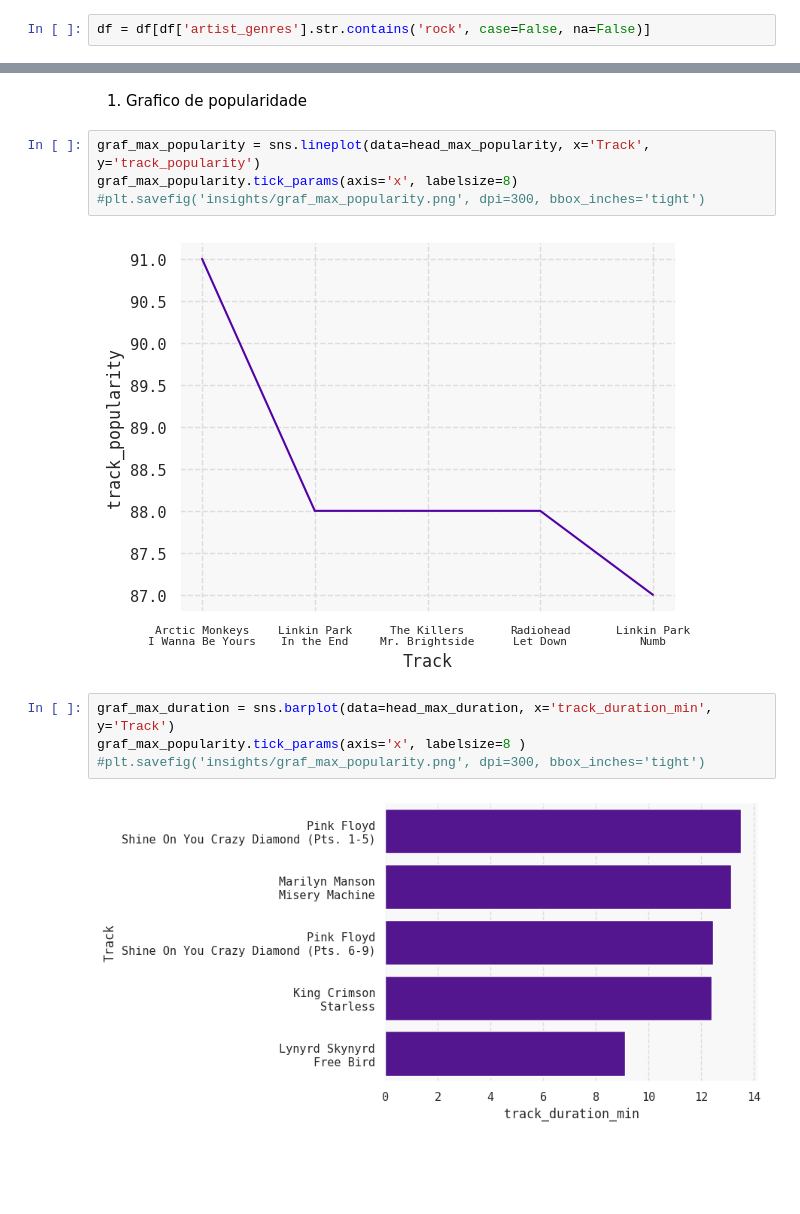
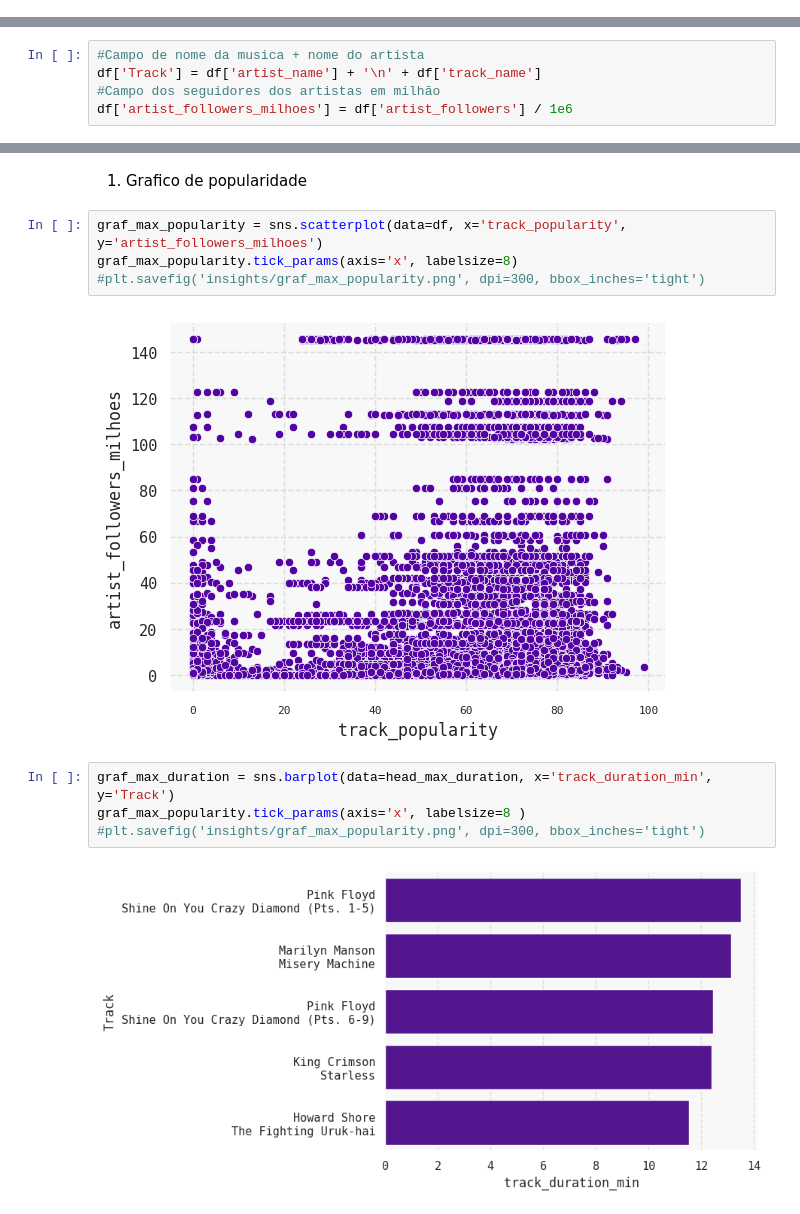
Before and after one commit to ElielBombieri/SpotifyInsights, a Jupyter notebook: translator.ipynb, the cells around one changed output, grey strips where cells are left out. Saved outputs shown, nothing was run; the diff lists cells and outputs as text; blank space fills up the shorter version.

```diff
--- a/translator.ipynb
+++ b/translator.ipynb
@@ -14,2 +10,0 @@ Filtrando pra ter só musica boa
-# %%
-df = df[df['artist_genres'].str.contains('rock', case=False, na=False)]
@@ -16,3 +13,8 @@ df = df[df['artist_genres'].str.contains('rock', case=False, na=False)]
+# %%
+#Campo de nome da musica + nome do artista
+df['Track'] = df['artist_name'] + '\n' + df['track_name']
+#Campo dos seguidores dos artistas em milhão
+df['artist_followers_milhoes'] = df['artist_followers'] / 1e6
 # %% [markdown]
 1. Insight de hits com maior duração
 # %%
@@ -29,14 +31,14 @@ sns.set_context('notebook')
 # %% [markdown]
 1. Grafico de popularidade
 # %%
-graf_max_popularity = sns.lineplot(data=head_max_popularity, x='Track', y='track_popularity')
+graf_max_popularity = sns.scatterplot(data=df, x='track_popularity', y='artist_followers_milhoes')
 graf_max_popularity.tick_params(axis='x', labelsize=8)
 #plt.savefig('insights/graf_max_popularity.png', dpi=300, bbox_inches='tight')
 # %% [output]
-[figure, old version]
+[figure, new version]
 # %%
 graf_max_duration = sns.barplot(data=head_max_duration, x='track_duration_min', y='Track')
 graf_max_popularity.tick_params(axis='x', labelsize=8 )
 #plt.savefig('insights/graf_max_popularity.png', dpi=300, bbox_inches='tight')
 # %% [output]
-[figure, old version]
+[figure, new version]
```
Also changed, not shown: parts of 4 cells of this notebook.
